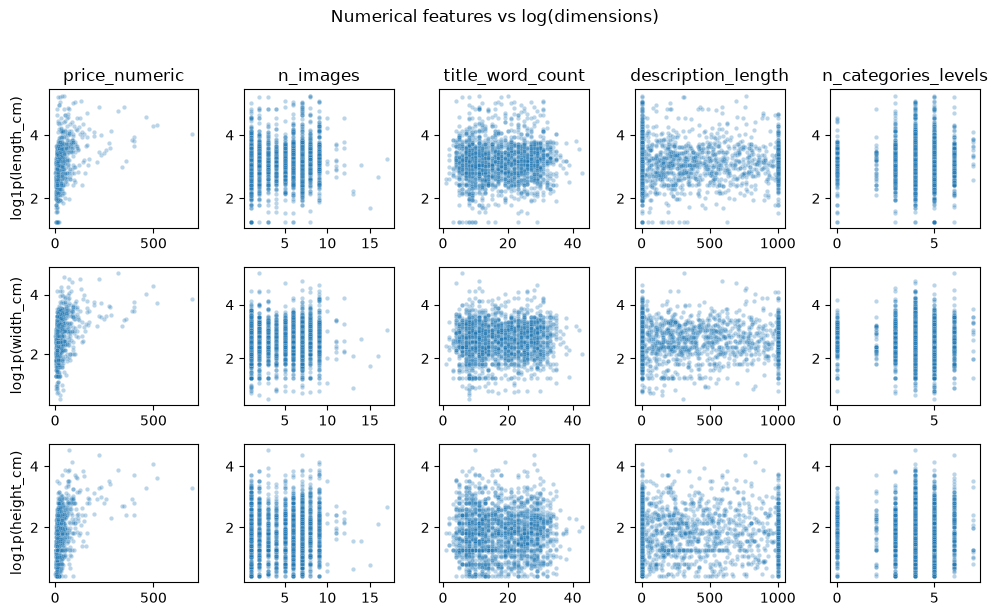
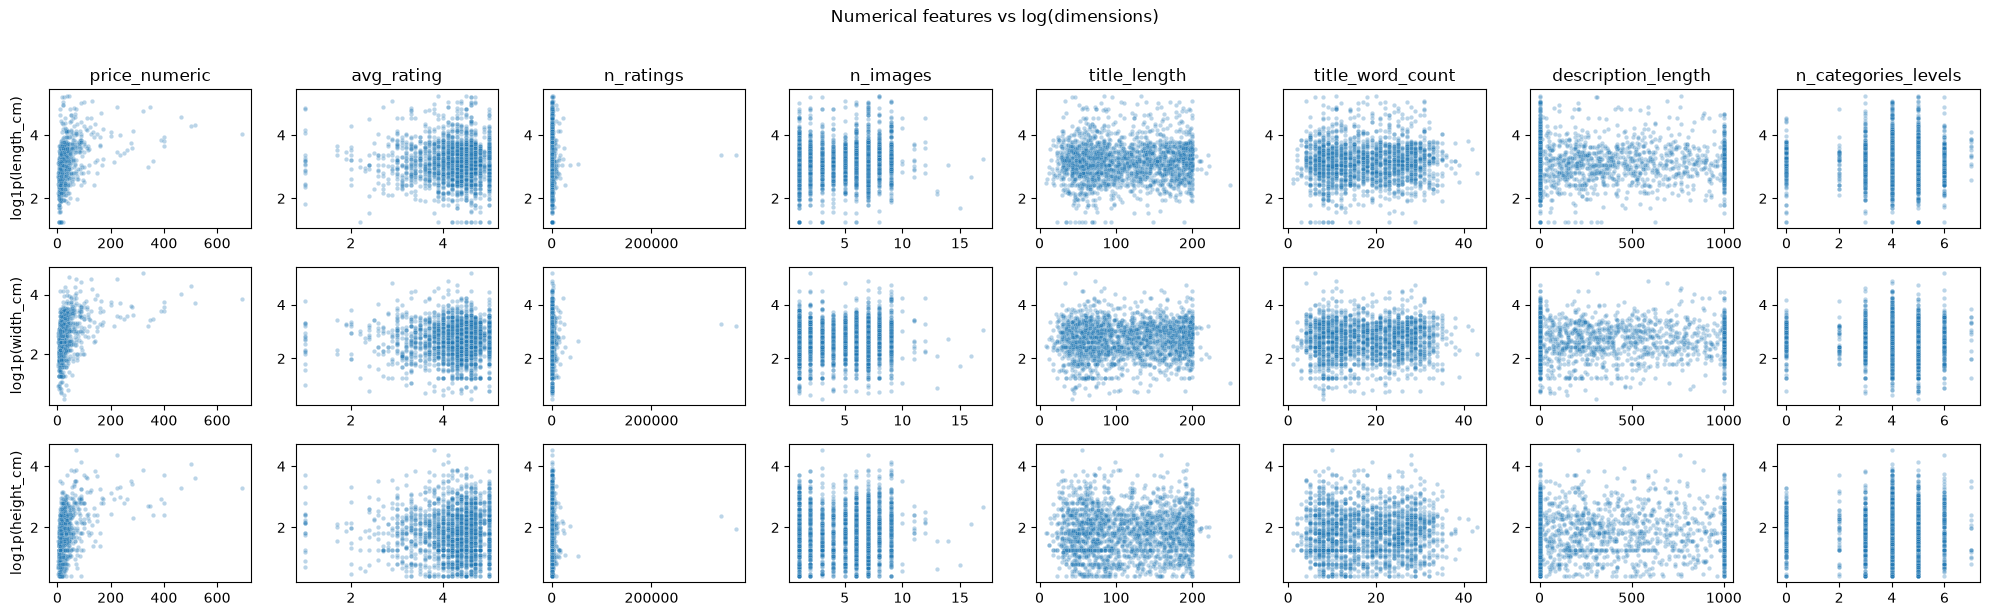
Code edit (unified diff) that turned the first committed figure into the second:
--- before
+++ after
@@ -1,6 +1,6 @@
-fig, axes = plt.subplots(3, len(num_features), figsize=(10, 6))
+fig, axes = plt.subplots(3, len(features["numerical"]), figsize=(20, 6))
 
 for i, target in enumerate(targets[:3]):
-    for j, feat in enumerate(num_features):
+    for j, feat in enumerate(features["numerical"]):
         ax = axes[i, j]
         sns.scatterplot(data=df.sample(2000, random_state=42),

Commit: update with zhang plots